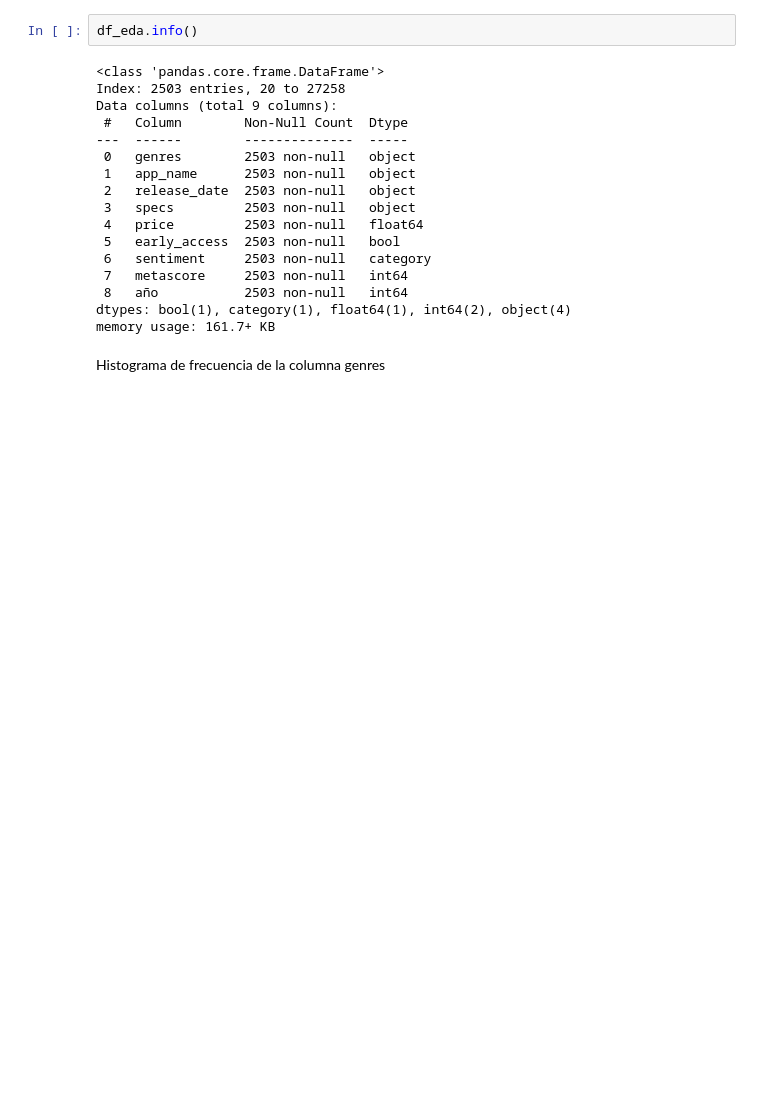
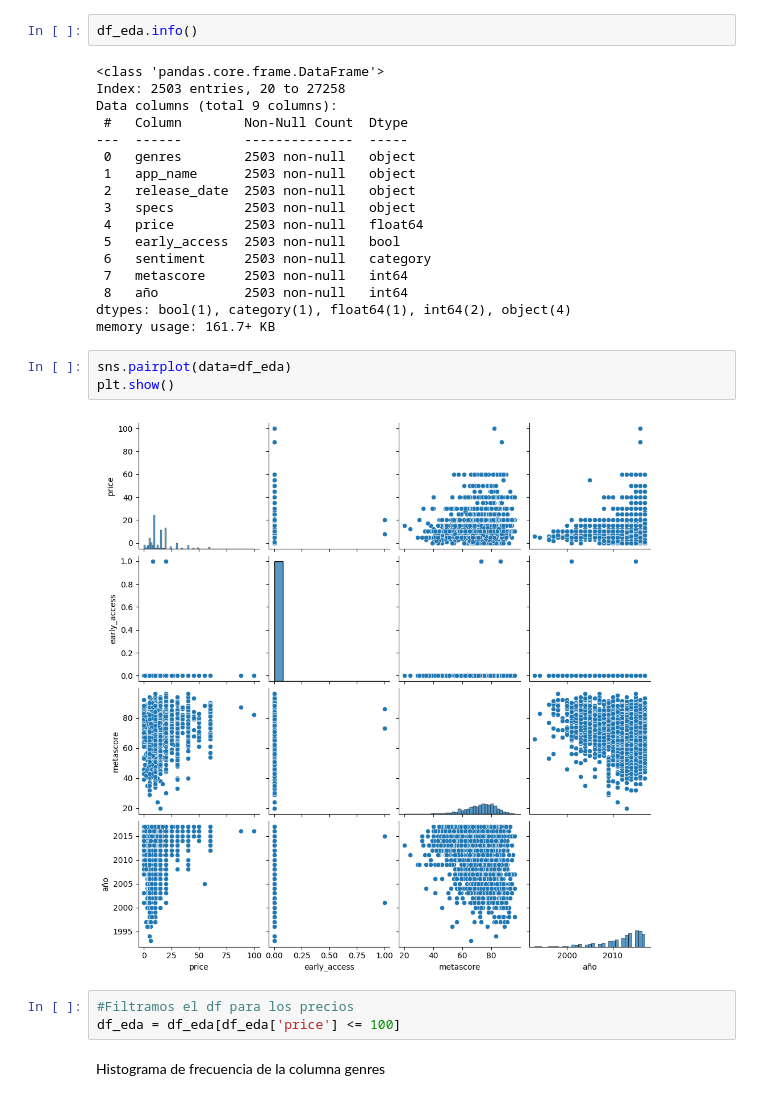
Before and after one commit to Carlit0sCDC/MLO-Carlos, a Jupyter notebook: EDA y Modelo de prediccion.ipynb, the cells around one changed output. Drawn from its saved outputs; the diff is of its cells as text; blank space fills up the shorter version.

```diff
--- a/EDA y Modelo de prediccion.ipynb
+++ b/EDA y Modelo de prediccion.ipynb
@@ -104,6 +104,14 @@ Data columns (total 9 columns):
  8   año           2503 non-null   int64
 dtypes: bool(1), category(1), float64(1), int64(2), object(4)
 memory usage: 161.7+ KB
+# %%
+sns.pairplot(data=df_eda)
+plt.show()
+# %% [output]
+[figure, added]
+# %%
+#Filtramos el df para los precios
+df_eda = df_eda[df_eda['price'] <= 100]
 # %% [markdown]
 Histograma de frecuencia de la columna genres
 # %%
```
Also changed, not shown: parts of 19 cells of this notebook, 4 other files.
